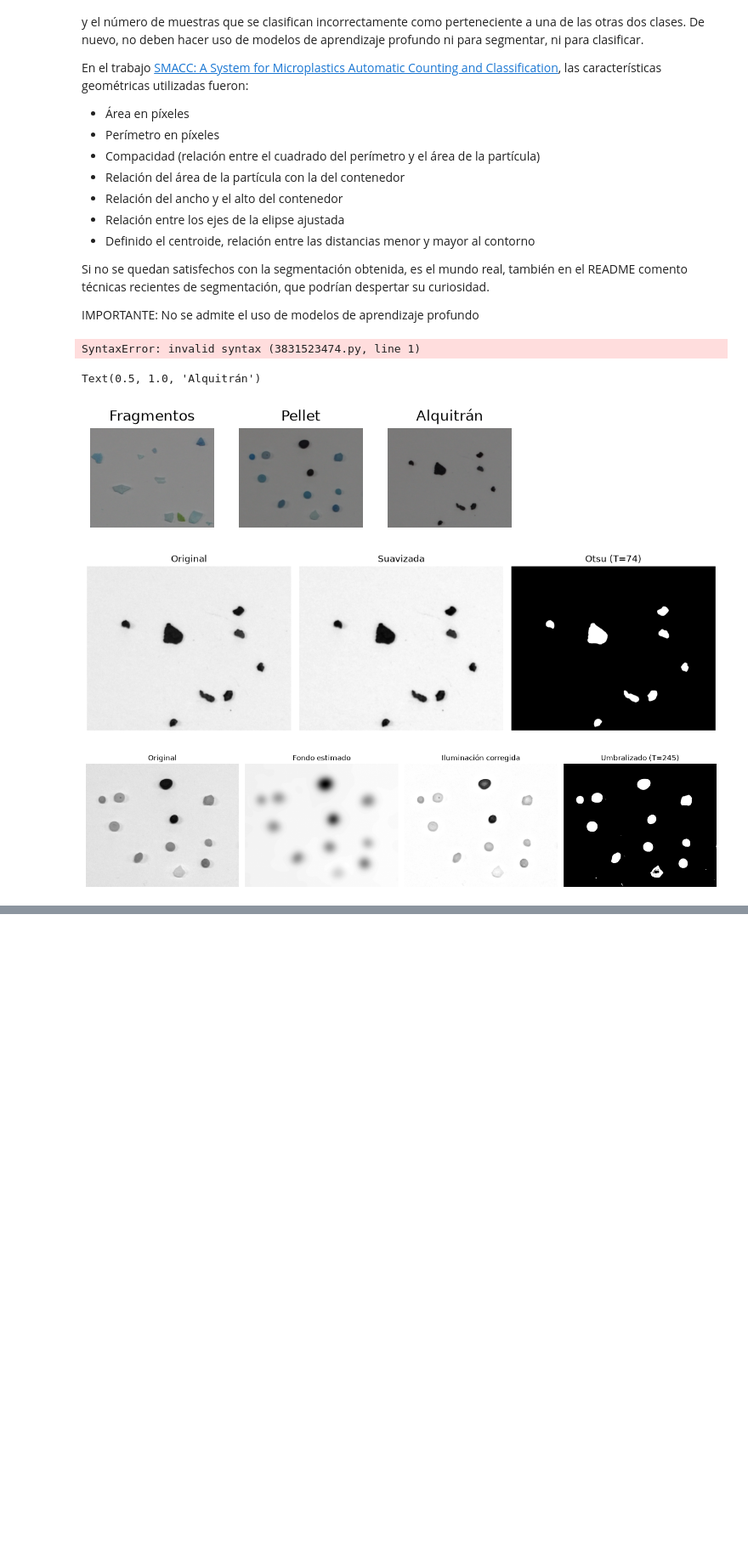
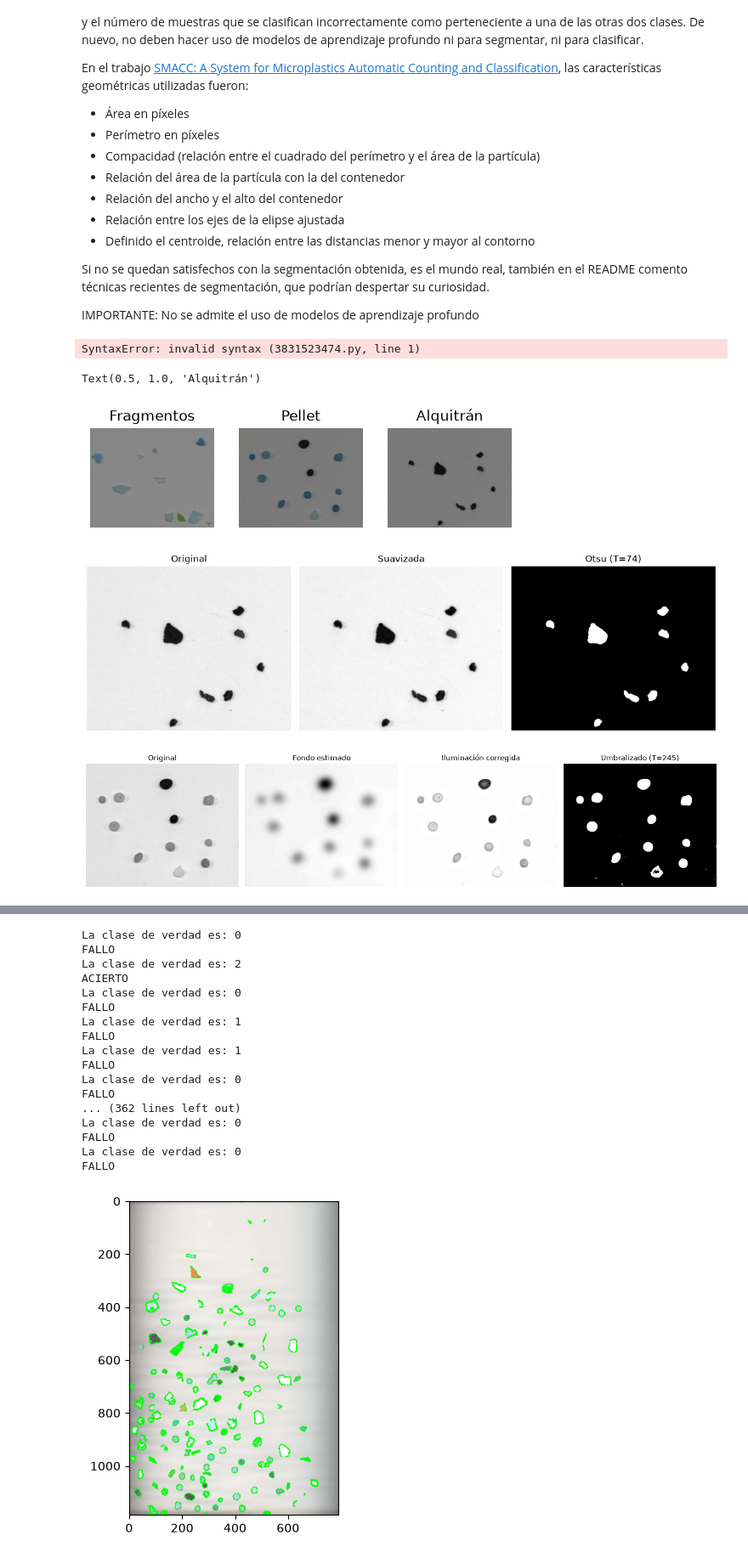
Before and after one commit to Darknight99V/VC, a Jupyter notebook: P3/VC_P3.ipynb, the cells around one changed output, grey strips where cells are left out. Shown at 85% size. Saved outputs shown, nothing was run; the diff lists cells and outputs as text; code cells hidden in the pictures; blank space fills up the shorter version.

```diff
--- a/P3/VC_P3.ipynb
+++ b/P3/VC_P3.ipynb
@@ -707,23 +706,21 @@ from sklearn.metrics import (
     f1_score
 )
 
-def metrics(predictions):
-
-    y, _ = csv_processing()
+def metrics(predictions, real_values):
 
     #Cálculo de métricas
-    accuracy = accuracy_score(y, y_pred)
+    accuracy = accuracy_score(real_values, predictions)
     #Para más de una clase se define la forma de promediar
-    precision = precision_score(y, predictions,average='weighted')
-    recall = recall_score(y, predictions,average='weighted')
-    f1score = f1_score(y, predictions,average='weighted')
+    precision = precision_score(real_values, predictions,average='weighted')
+    recall = recall_score(real_values, predictions,average='weighted')
+    f1score = f1_score(real_values, predictions,average='weighted')
 
     print(f"Accuracy (TP/(n))= {accuracy}")
     print(f"Precision (TP/(TP+FP)) = {precision}")
     print(f"Recall (TP/(TP+FN)) = {recall}")
     print(f"F1 Score (2*(precision*recall)/(precision+recall)) = {f1score}")
 
-    conf_matrix = confusion_matrix(y, predictions)
+    conf_matrix = confusion_matrix(real_values, predictions)
     plt.figure(figsize=(8,8))
     sns.set(font_scale = 1.75)#tamaños tipografía
     sns.set(font_scale = 3.0)
@@ -750,7 +747,7 @@ def csv_processing():
     labels = []
     results = []
 
-    labels_to_number = {"PEL" : 1, "FRA" : 2, "TAR" : 3}
+    labels_to_number = {"PEL" : 1, "FRA" : 0, "TAR" : 2}
 
     with open(csv_file, newline="") as file:
         reader = csv.DictReader(file)
@@ -1027,0 +1032,60 @@ clf.fit(final_matrix, labels)
+# %%
+# cargamos y procesamos la imagen de test
+img_test = cv2.imread('MPs_test.jpg')
+img_test_grey = cv2.cvtColor(img_test, cv2.COLOR_BGR2GRAY)
+
+processed_test = 255 - cv2.adaptiveThreshold(img_test_grey,255,cv2.ADAPTIVE_THRESH_GAUSSIAN_C,\
+            cv2.THRESH_BINARY,11,2)
+
+res,imth = cv2.threshold(processed_test,120,255,cv2.THRESH_BINARY)
+
+matrix, coords = extract_characteristics(imth, img_test, 7, 11) # valores de "umbral" basados en prueba y error para obtener la mayor cantidad de muestras de la imagen
+labels, results = csv_processing()
+
+y_pred = []
+y = []
+
+for i in range(len(matrix)):
+
+    cy, cx = coords[i]
+    obj_characteristics = matrix[i]
+
+    # extracción de la etiqueta del csv
+    real_class = 0
+
+    # hallamos la clase del objeto en cuestión
+    for j in range(len(results)):
+        x_min, x_max, y_min, y_max = results[j]
+        # si su centro está contenido dentro del "bounding rectangle", asignamos esa clase y rompemos el bucle
+        if x_min <= cx <= x_max and y_min <= cy <= y_max:
+            real_class = labels[j]
+            break
+
+    # predicción con el clasificador
+    obj_characteristics = matrix[i].reshape(1, -1)
+    prediction = clf.predict(obj_characteristics)[0]
+
+    # comparación de resultados
+    if prediction == real_class:
+        print("ACIERTO")
+    else:
+        print("FALLO")
+# %% [output]
+La clase de verdad es: 0
+FALLO
+La clase de verdad es: 2
+ACIERTO
+La clase de verdad es: 0
+FALLO
+La clase de verdad es: 1
+FALLO
+La clase de verdad es: 1
+FALLO
+La clase de verdad es: 0
+FALLO
+... (362 lines left out)
+La clase de verdad es: 0
+FALLO
+La clase de verdad es: 0
+FALLO
+[figure, added]
```
Also changed, not shown: parts of 6 cells of this notebook.
